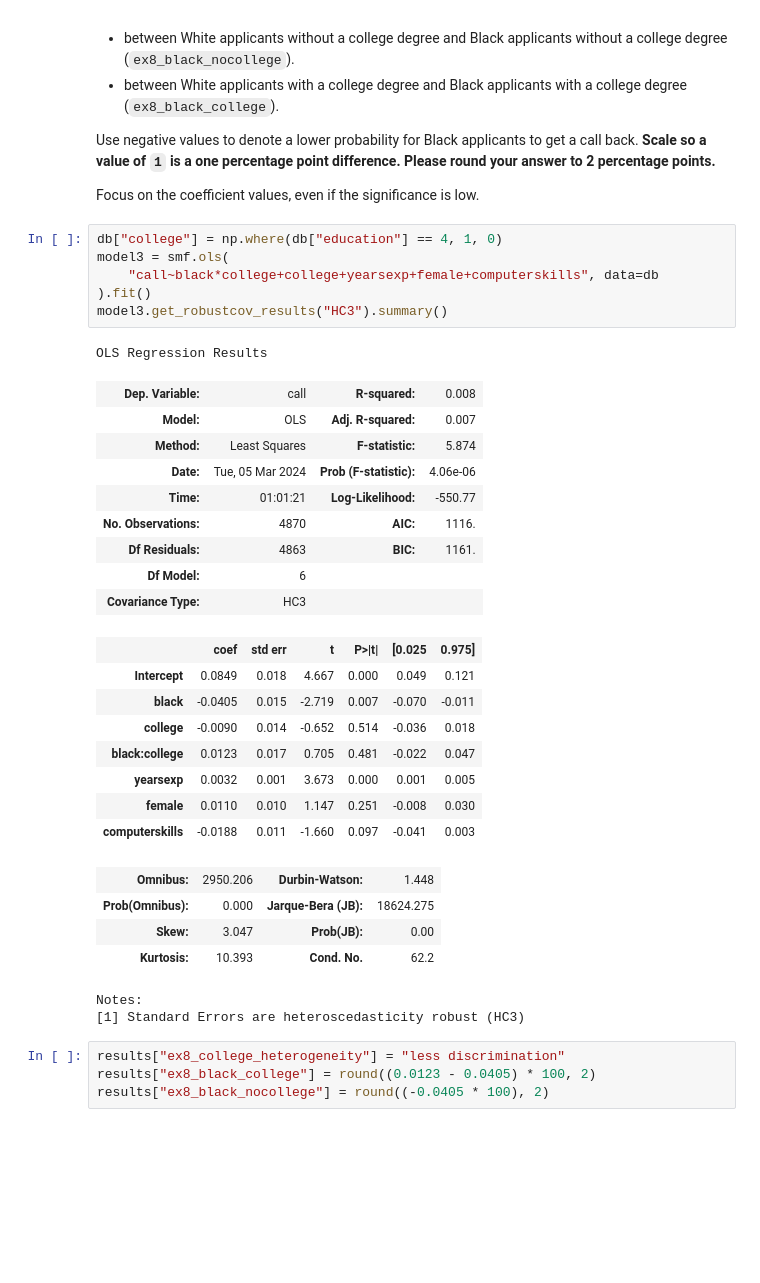
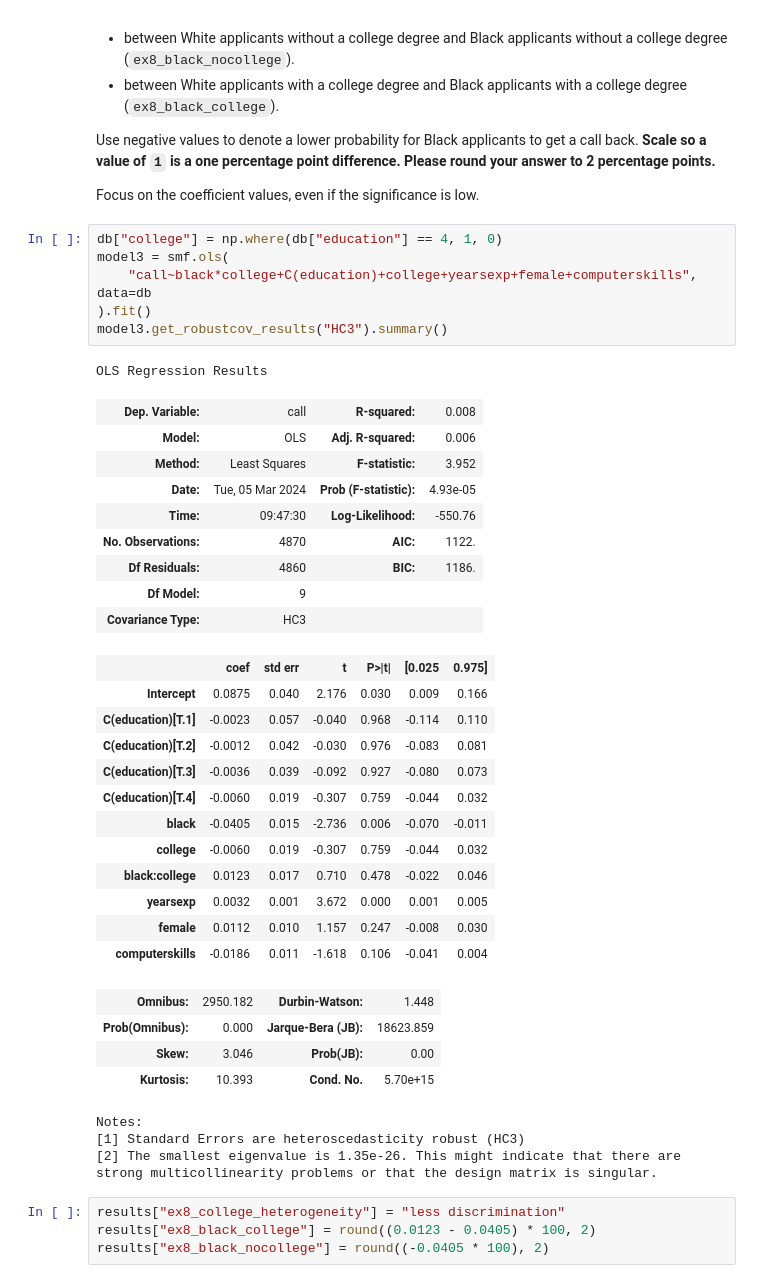
Before and after one commit to dani-jimlar/UDS_2024, a Jupyter notebook: exercise_resume_experiment.ipynb, the cells around one changed output. Drawn from its saved outputs; the diff is of its cells as text; blank space fills up the shorter version.

```diff
--- a/exercise_resume_experiment.ipynb
+++ b/exercise_resume_experiment.ipynb
@@ -328,34 +328,40 @@ Focus on the coefficient values, even if the significance is low.
 # %%
 db["college"] = np.where(db["education"] == 4, 1, 0)
 model3 = smf.ols(
-    "call~black*college+college+yearsexp+female+computerskills", data=db
+    "call~black*college+C(education)+college+yearsexp+female+computerskills", data=db
 ).fit()
 model3.get_robustcov_results("HC3").summary()
 # %% [output]
 OLS Regression Results
 | Dep. Variable: | call | R-squared: | 0.008 |
-| Model: | OLS | Adj. R-squared: | 0.007 |
-| Method: | Least Squares | F-statistic: | 5.874 |
-| Date: | Tue, 05 Mar 2024 | Prob (F-statistic): | 4.06e-06 |
-| Time: | 01:01:21 | Log-Likelihood: | -550.77 |
-| No. Observations: | 4870 | AIC: | 1116. |
-| Df Residuals: | 4863 | BIC: | 1161. |
-| Df Model: | 6 |  |  |
+| Model: | OLS | Adj. R-squared: | 0.006 |
+| Method: | Least Squares | F-statistic: | 3.952 |
+| Date: | Tue, 05 Mar 2024 | Prob (F-statistic): | 4.93e-05 |
+| Time: | 09:47:30 | Log-Likelihood: | -550.76 |
+| No. Observations: | 4870 | AIC: | 1122. |
+| Df Residuals: | 4860 | BIC: | 1186. |
+| Df Model: | 9 |  |  |
 | Covariance Type: | HC3 |  |  |
 |  | coef | std err | t | P>|t| | [0.025 | 0.975] |
-| Intercept | 0.0849 | 0.018 | 4.667 | 0.000 | 0.049 | 0.121 |
-| black | -0.0405 | 0.015 | -2.719 | 0.007 | -0.070 | -0.011 |
-| college | -0.0090 | 0.014 | -0.652 | 0.514 | -0.036 | 0.018 |
-| black:college | 0.0123 | 0.017 | 0.705 | 0.481 | -0.022 | 0.047 |
-| yearsexp | 0.0032 | 0.001 | 3.673 | 0.000 | 0.001 | 0.005 |
-| female | 0.0110 | 0.010 | 1.147 | 0.251 | -0.008 | 0.030 |
-| computerskills | -0.0188 | 0.011 | -1.660 | 0.097 | -0.041 | 0.003 |
+| Intercept | 0.0875 | 0.040 | 2.176 | 0.030 | 0.009 | 0.166 |
+| C(education)[T.1] | -0.0023 | 0.057 | -0.040 | 0.968 | -0.114 | 0.110 |
+| C(education)[T.2] | -0.0012 | 0.042 | -0.030 | 0.976 | -0.083 | 0.081 |
+| C(education)[T.3] | -0.0036 | 0.039 | -0.092 | 0.927 | -0.080 | 0.073 |
+| C(education)[T.4] | -0.0060 | 0.019 | -0.307 | 0.759 | -0.044 | 0.032 |
+| black | -0.0405 | 0.015 | -2.736 | 0.006 | -0.070 | -0.011 |
+| college | -0.0060 | 0.019 | -0.307 | 0.759 | -0.044 | 0.032 |
+| black:college | 0.0123 | 0.017 | 0.710 | 0.478 | -0.022 | 0.046 |
+| yearsexp | 0.0032 | 0.001 | 3.672 | 0.000 | 0.001 | 0.005 |
+| female | 0.0112 | 0.010 | 1.157 | 0.247 | -0.008 | 0.030 |
+| computerskills | -0.0186 | 0.011 | -1.618 | 0.106 | -0.041 | 0.004 |
-| Omnibus: | 2950.206 | Durbin-Watson: | 1.448 |
-| Prob(Omnibus): | 0.000 | Jarque-Bera (JB): | 18624.275 |
-| Skew: | 3.047 | Prob(JB): | 0.00 |
-| Kurtosis: | 10.393 | Cond. No. | 62.2 |
+| Omnibus: | 2950.182 | Durbin-Watson: | 1.448 |
+| Prob(Omnibus): | 0.000 | Jarque-Bera (JB): | 18623.859 |
+| Skew: | 3.046 | Prob(JB): | 0.00 |
+| Kurtosis: | 10.393 | Cond. No. | 5.70e+15 |
 Notes:
 [1] Standard Errors are heteroscedasticity robust (HC3)
+[2] The smallest eigenvalue is 1.35e-26. This might indicate that there are
+strong multicollinearity problems or that the design matrix is singular.
 # %%
 results["ex8_college_heterogeneity"] = "less discrimination"
 results["ex8_black_college"] = round((0.0123 - 0.0405) * 100, 2)
```
Also changed, not shown: parts of 8 cells of this notebook.
